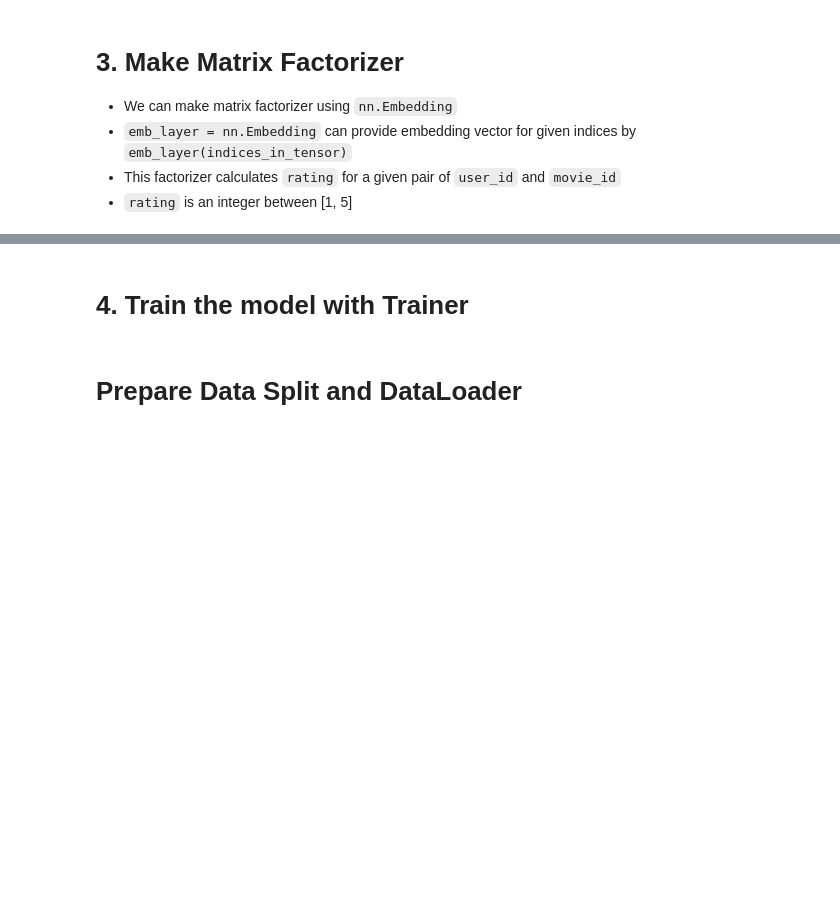
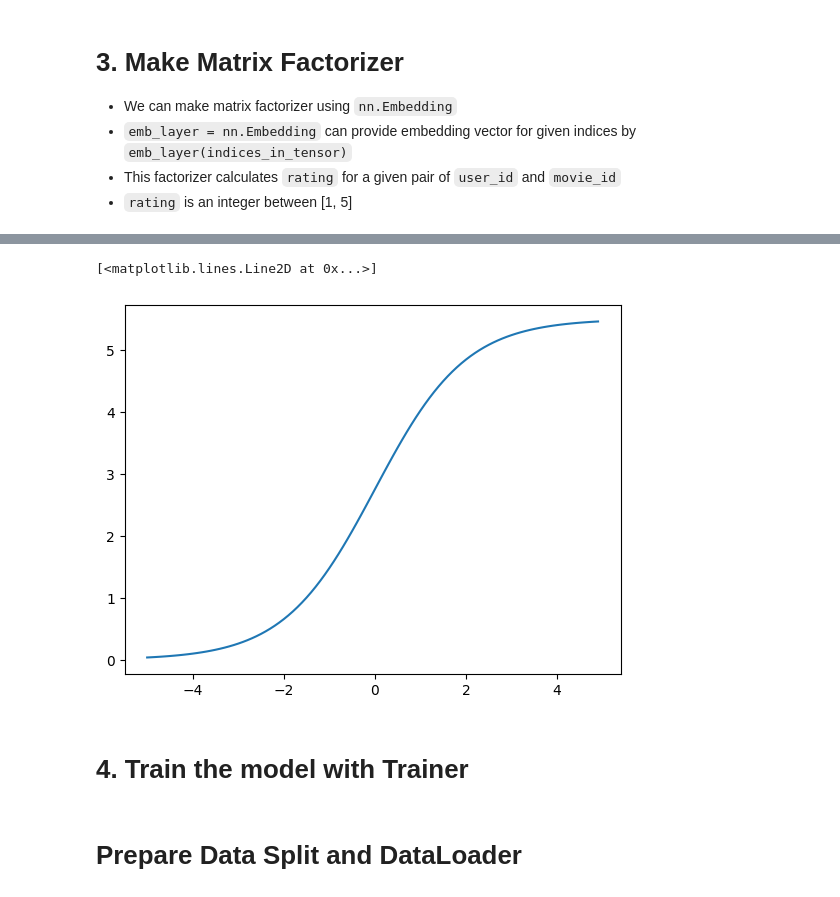
Before and after one commit to jdasam/mas1004, a Jupyter notebook: live_coding/5_collaborative_filtering.ipynb, the cells around one changed output, grey strips where cells are left out. Saved outputs shown, nothing was run; the diff lists cells and outputs as text; code cells hidden in the pictures; blank space fills up the shorter version.

```diff
--- a/live_coding/5_collaborative_filtering.ipynb
+++ b/live_coding/5_collaborative_filtering.ipynb
@@ -89,7 +89,7 @@ class RatingSet:
 
     i_th_row = self.ratings.iloc[idx]
     # return int(i_th_row['userId'])-1, self.unique_movie_ids.index(int(i_th_row['movieId'])), i_th_row['rating']
-    return int(i_th_row['userId'])-1, self.movie_id_converter[int(i_th_row['movieId'])], i_th_row['rating']
+    return int(i_th_row['userId'])-1, self.movie_id_converter[int(i_th_row['movieId'])], torch.tensor(i_th_row['rating'], dtype=torch.float32)
 
 
 dataset = RatingSet()
@@ -99,3 +99,8 @@ dataset.num_movie
 dataset[3]
 # dataset.unique_movie_ids
 dataset.movie_id_converter
+
+id_map = {}
+for i, id in enumerate(dataset.unique_movie_ids):
+  # enumerate is useful when you have to get both index and the value in the iterator
+  id_map[id] = i
@@ -158,5 +159,6 @@ out[10], emb.weight[user_ids[10]]
         grad_fn=<SelectBackward0>))
 # %%
+torch.set_printoptions(sci_mode=False)
 class MatrixFactorizer(nn.Module):
   def __init__(self, n_user, n_movie, n_factor):
     super().__init__()
@@ -164,26 +166,43 @@ class MatrixFactorizer(nn.Module):
     self.user_embs=nn.Embedding(n_user,  n_factor)
     self.movie_embs=nn.Embedding(n_movie, n_factor)
 
+    self.user_embs.weight.data /= n_factor
+    self.movie_embs.weight.data /= n_factor
+
   def scaled_sigmoid(self, x):
-    return
+    return 5.5/(1+torch.exp(-x))
 
   def forward(self, user_id, movie_id):
     user_emb = self.user_embs(user_id)
     movie_emb = self.movie_embs(movie_id)
-    return user_emb, movie_emb
+    dot_product_result = (user_emb * movie_emb).sum(dim = 1)
+    return self.scaled_sigmoid(dot_product_result)
+
 
 
 class MatrixFactorizerWithBias(MatrixFactorizer):
   def __init__(self, n_user, n_movie, n_factor):
     super().__init__(n_user, n_movie, n_factor)
+    self.user_bias = nn.Embedding(n_user, 1)
+    self.movie_bias = nn.Embedding(n_movie, 1)
 
   def forward(self, user_id, movie_id):
-    return
-model = MatrixFactorizer(dataset.num_users, dataset.num_movie, 10)
+    user_emb = self.user_embs(user_id)
+    movie_emb = self.movie_embs(movie_id)
+
+    dot_product_result = (user_emb * movie_emb).sum(dim = 1)
+    user_bias = self.user_bias(user_id).squeeze()
+    movie_bias = self.movie_bias(movie_id).squeeze() # squeeze to delete last dim
+
+    dot_product_result += user_bias + movie_bias
+    return self.scaled_sigmoid(dot_product_result)
+model = MatrixFactorizerWithBias(dataset.num_users, dataset.num_movie, 10)
 user_ids, movie_ids
 
-x, y = model(user_ids, movie_ids)
-x.shape, y.shape
+# x, y = model(user_ids, movie_ids)
+# print(x.shape, y.shape)
 
-(x * y).sum(1)
+# dot_product_result = (x * y).sum(dim=1)
+x = model(user_ids, movie_ids)
+x
 # %% [output]
@@ -193,15 +232,18 @@ tensor([-9.1123,  6.4359, -2.3918, -6.0059, -1.5693, -1.4888,  1.4852, -5.3579,
 # %%
 # Let's make a scale function using sigmoid
 # Our scale function takes any range of real number and output the value between 0 - 5.5
 # think about sigmoid function (1 / (1+torch.exp(-x)))
 def scale_func(x):
-  return
+  return 5.5/(1+torch.exp(-x))
 
 input_x =( torch.arange(100) - 50) / 10
 output_y = scale_func(input_x)
 
 import matplotlib.pyplot as plt
 plt.plot(input_x, output_y)
+# %% [output]
+[<matplotlib.lines.Line2D at 0x...>]
+[figure, added]
 # %% [markdown]
 # 4. Train the model with Trainer
 # %%
```
Also changed, not shown: parts of 11 cells of this notebook.
